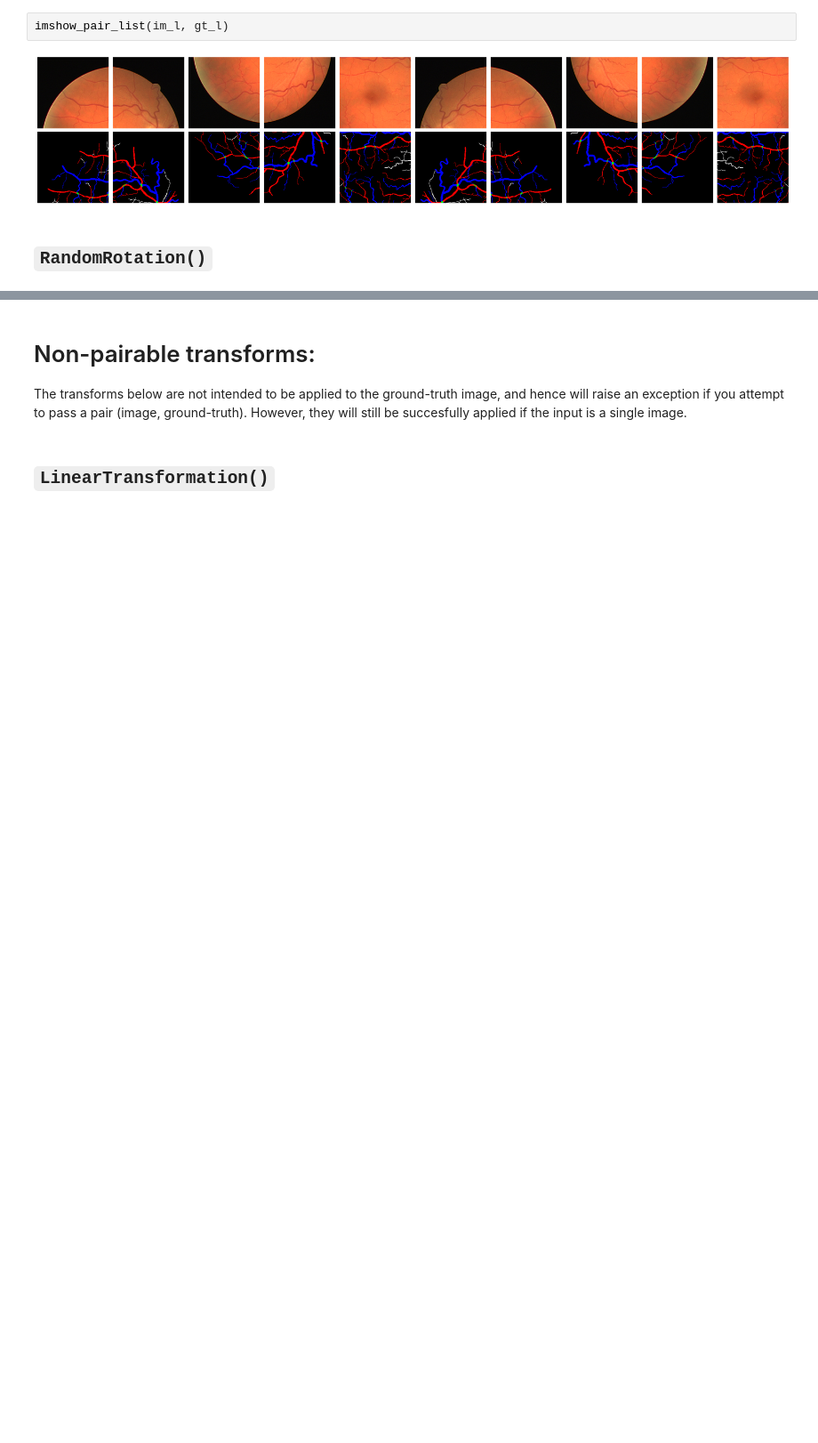
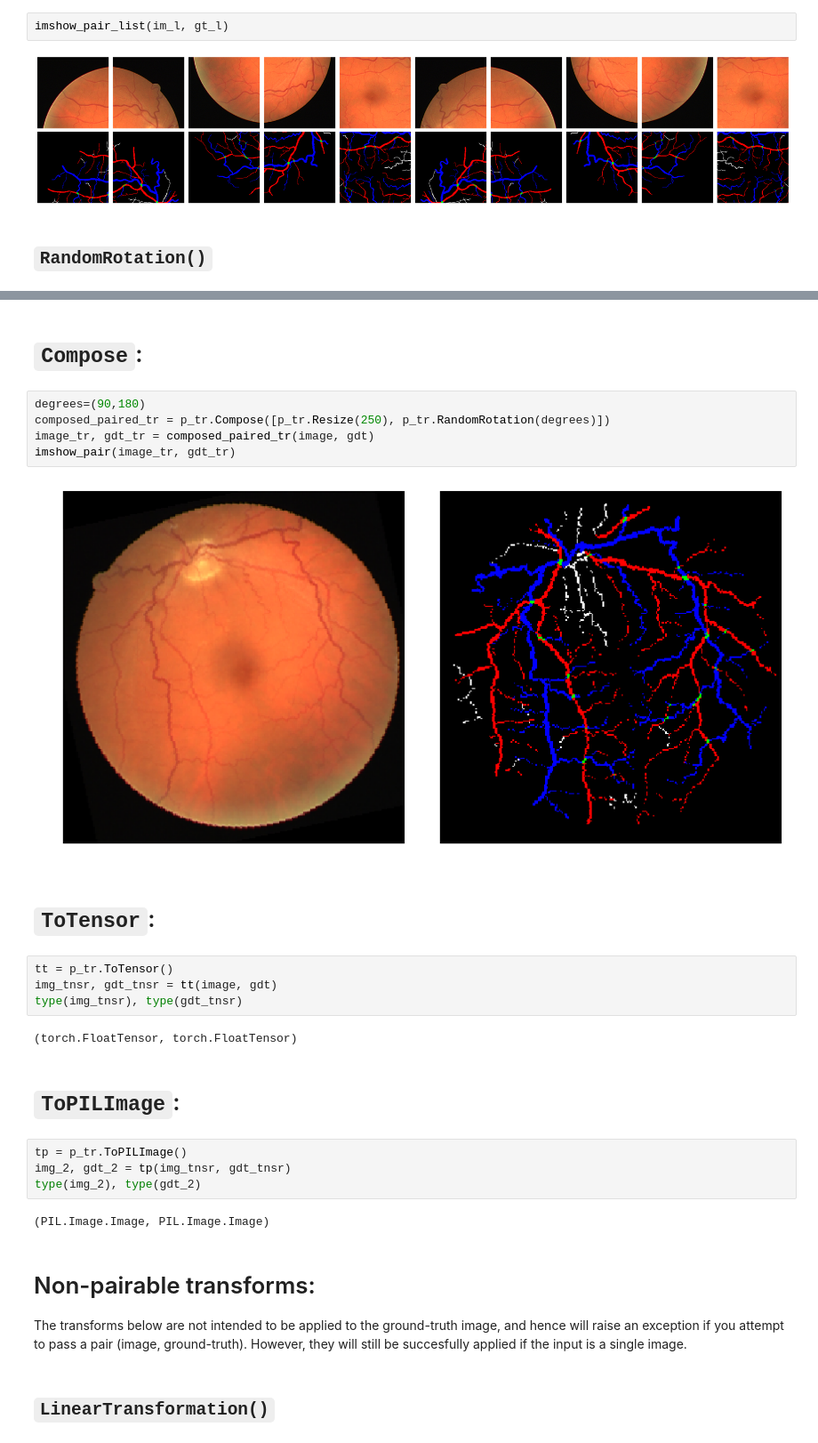
Before and after one commit to agaldran/torchvision_paired_transforms, a Jupyter notebook: paired_transforms_examples_pytorch0.3.ipynb, the cells around one changed output, grey strips where cells are left out. Shown at 89% size. Drawn from its saved outputs; the diff is of its cells as text; blank space fills up the shorter version.

Commit message:
added Compose, ToTensor, and ToPILIMage

```diff
--- a/paired_transforms_examples_pytorch0.3.ipynb
+++ b/paired_transforms_examples_pytorch0.3.ipynb
@@ -110,3 +110,28 @@ imshow_pair(*rotated_pair)
+# %% [markdown]
+# `Compose`:
+# %%
+degrees=(90,180)
+composed_paired_tr = p_tr.Compose([p_tr.Resize(250), p_tr.RandomRotation(degrees)])
+image_tr, gdt_tr = composed_paired_tr(image, gdt)
+imshow_pair(image_tr, gdt_tr)
+# %% [output]
+[figure, added]
+# %% [markdown]
+# `ToTensor`:
+# %%
+tt = p_tr.ToTensor()
+img_tnsr, gdt_tnsr = tt(image, gdt)
+type(img_tnsr), type(gdt_tnsr)
+# %% [output]
+(torch.FloatTensor, torch.FloatTensor)
+# %% [markdown]
+# `ToPILImage`:
+# %%
+tp = p_tr.ToPILImage()
+img_2, gdt_2 = tp(img_tnsr, gdt_tnsr)
+type(img_2), type(gdt_2)
+# %% [output]
+(PIL.Image.Image, PIL.Image.Image)
 # %% [markdown]
 # Non-pairable transforms:
 The transforms below are not intended to be applied to the ground-truth image, and hence will raise an exception if you attempt to pass a pair (image, ground-truth). However, they will still be succesfully applied if the input is a single image.
```
Also changed, not shown: parts of 5 cells of this notebook, 2 other files.
